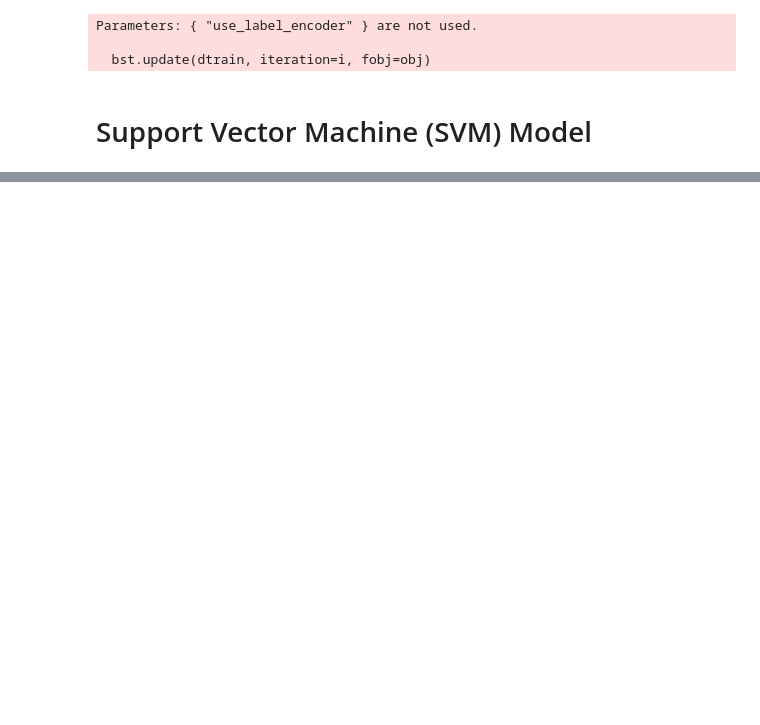
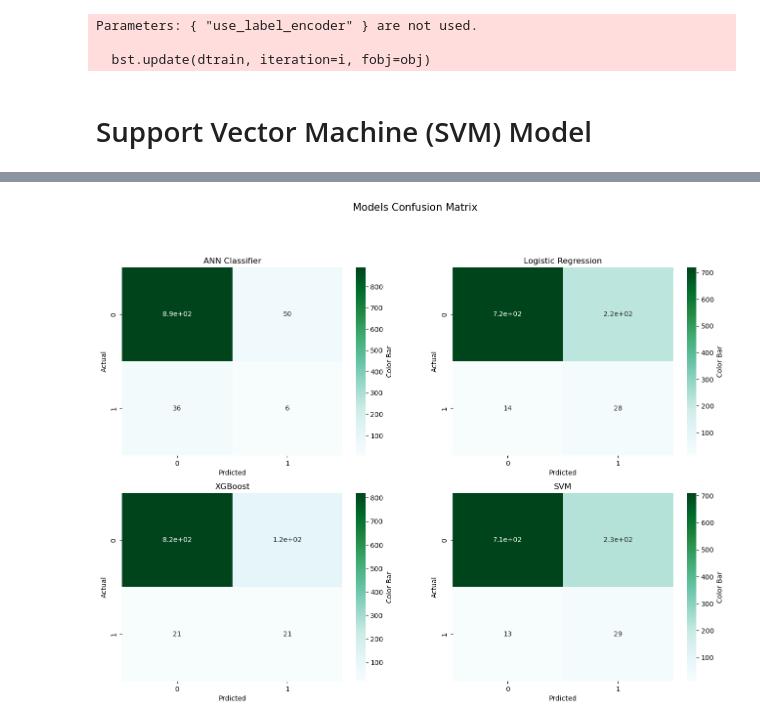
Before and after one commit to Team-6-AAI-501/strokeprediction, a Jupyter notebook: jupyternotebook/aai501StrokePrediction.ipynb, the cells around one changed output, grey strips where cells are left out. Drawn from its saved outputs; the diff is of its cells as text; code cells hidden in the pictures; blank space fills up the shorter version.

```diff
--- a/jupyternotebook/aai501StrokePrediction.ipynb
+++ b/jupyternotebook/aai501StrokePrediction.ipynb
@@ -433,0 +459,5 @@ weighted avg       0.95      0.73      0.81       982
+# %%
+# Loop through each model and compute confusion matrix
+for model_name, predictions in models_predictions.items():
+    conf_matrix = confusion_matrix(y_test, predictions)
+    print(f"{model_name} Confusion Matrix:\n{conf_matrix}\n")
@@ -433,0 +480,13 @@ weighted avg       0.95      0.73      0.81       982
+# %%
+# Loop through each model and plot confusion matrix
+plt_num = 1
+plt.figure(figsize=(16,11)) # Set figure size
+for model_name, predictions in models_predictions.items():
+    conf_matrix = confusion_matrix(y_test, predictions)
+    plt.subplot(2, 2, plt_num)
+    sns.heatmap(conf_matrix, cmap="BuGn", annot=True, cbar_kws={"label":"Color Bar"})
+    plt.suptitle('Models Confusion Matrix', fontsize=15, y=1)
+    plt.title(model_name), plt.xlabel('Prdicted'), plt.ylabel('Actual')
+    plt_num +=1
+# %% [output]
+[figure, added]
```
Also changed, not shown: parts of 8 cells of this notebook, 18 other files.
